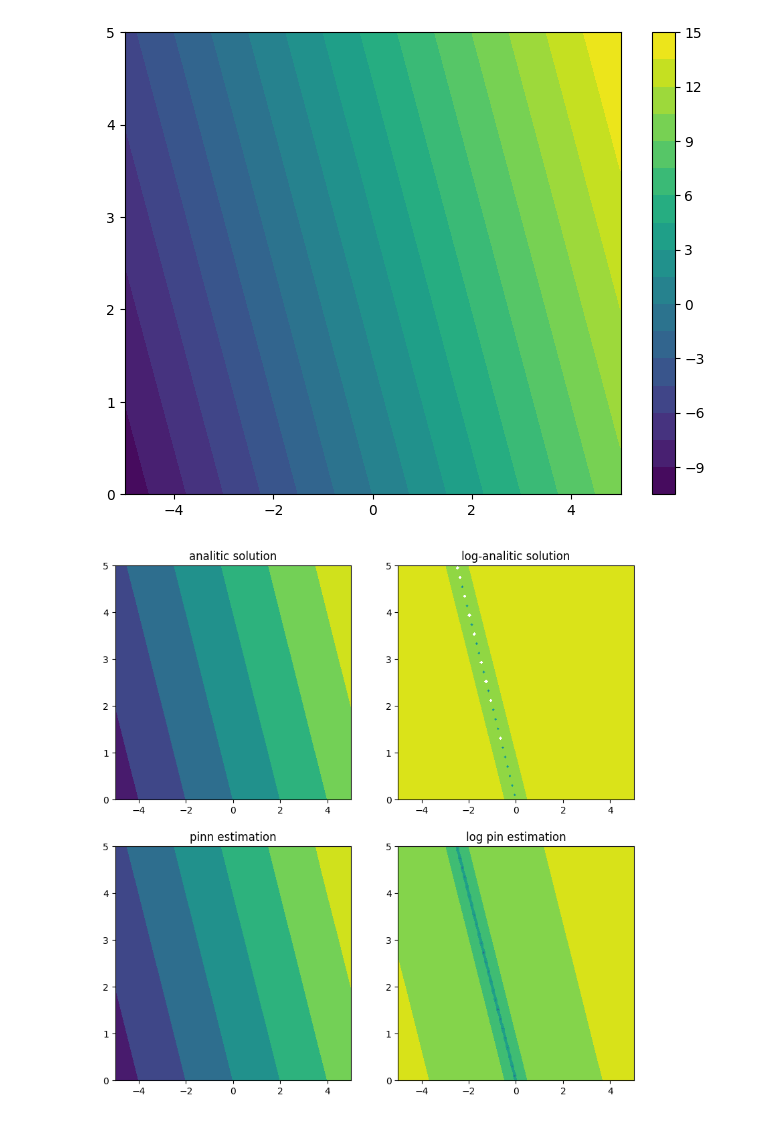
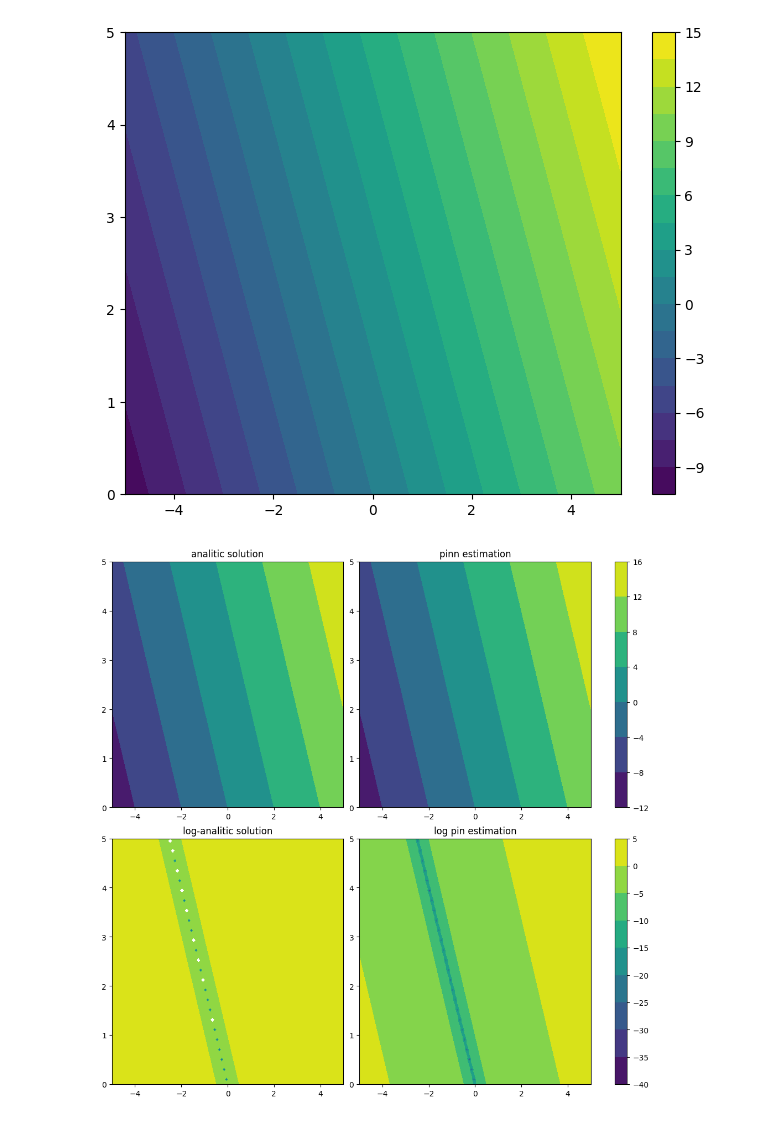
Before and after one commit to Bear-Witness-98/pinns_on_pytorch, a Jupyter notebook: tech_demo/pde/simple_pde.ipynb, the cells around one changed output. Drawn from its saved outputs; the diff is of its cells as text; code cells hidden in the pictures.

Commit message:
Add pde graphs improvement.

```diff
--- a/tech_demo/pde/simple_pde.ipynb
+++ b/tech_demo/pde/simple_pde.ipynb
@@ -185,15 +185,21 @@ plt.show()
 # %% [output]
 [figure]
 # %%
-fig, axs = plt.subplots(2,2, figsize=(10,10))
-axs[0,0].contourf(X,Y, u_analytic)
-axs[0,1].contourf(X,Y, u_analytic_log)
-axs[1,0].contourf(X,Y, u_pinn)
-axs[1,1].contourf(X,Y, u_pinn_log)
-axs[0,0].set_title("analitic solution")
-axs[0,1].set_title("log-analitic solution")
-axs[1,0].set_title("pinn estimation")
-axs[1,1].set_title("log pin estimation")
+fig, axs = plt.subplot_mosaic([["anal_lin", "pinn_lin"],["anal_log", "pinn_log"]], figsize=(10,10), layout="constrained")
+contourf_dict = {}
+
+contourf_dict["anal_lin"] = axs["anal_lin"].contourf(X,Y, u_analytic)
+contourf_dict["anal_log"] = axs["anal_log"].contourf(X,Y, u_analytic_log)
+contourf_dict["pinn_lin"] = axs["pinn_lin"].contourf(X,Y, u_pinn)
+contourf_dict["pinn_log"] = axs["pinn_log"].contourf(X,Y, u_pinn_log)
+axs["anal_lin"].set_title("analitic solution")
+axs["anal_log"].set_title("log-analitic solution")
+axs["pinn_lin"].set_title("pinn estimation")
+axs["pinn_log"].set_title("log pin estimation")
+
+fig.colorbar(contourf_dict["anal_lin"], ax=[axs["anal_lin"], axs["pinn_lin"]])
+fig.colorbar(contourf_dict["anal_log"], ax=[axs["anal_log"], axs["pinn_log"]])
+
 fig.show()
 # %% [output]
-[figure, old version]
+[figure, new version]
```
Also changed, not shown: parts of 3 cells of this notebook, 1 other file.
